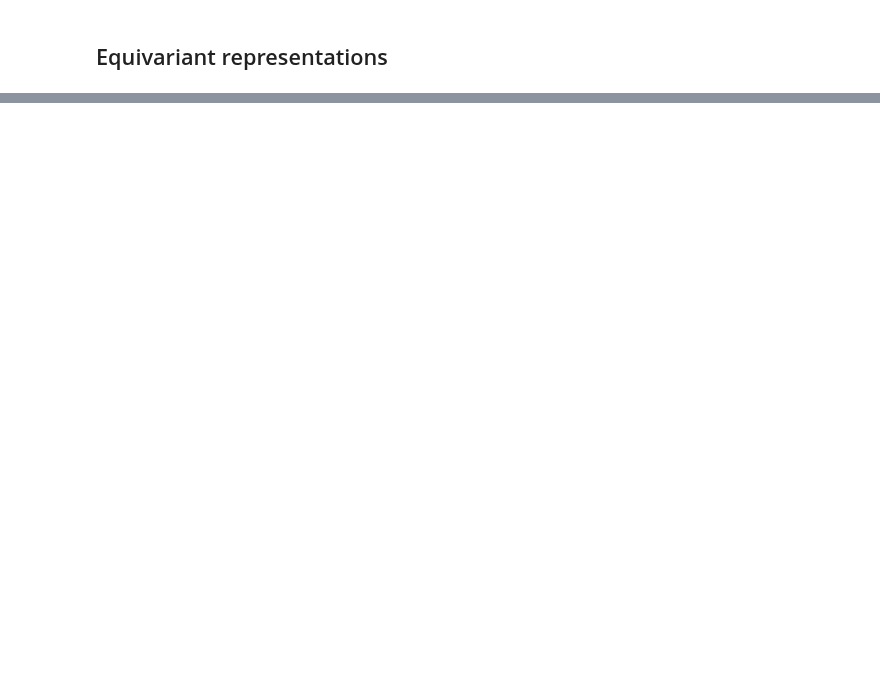
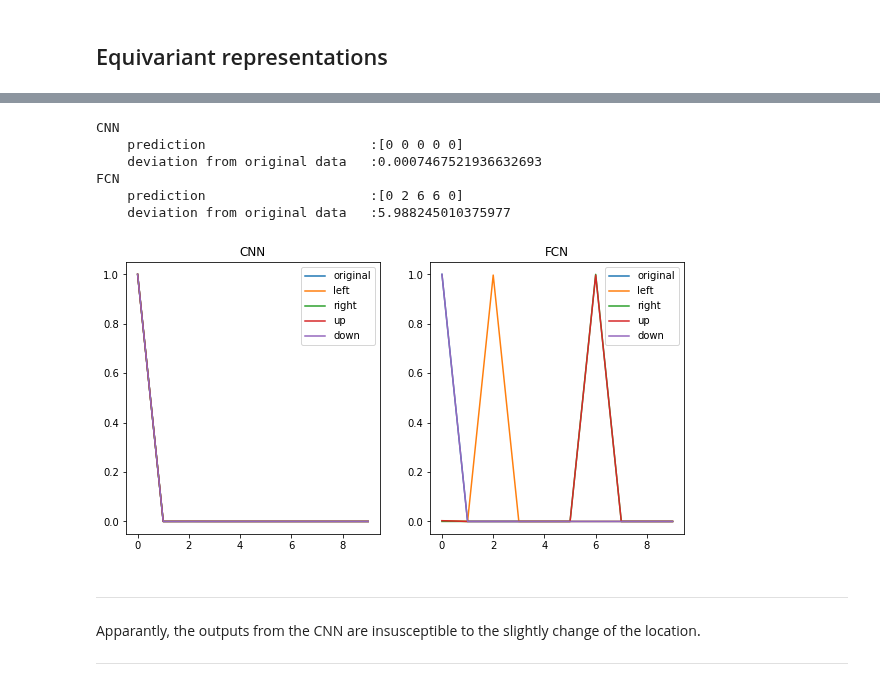
Before and after one commit to shinshoji01/gonken-lesson, a Jupyter notebook: 2020/10_Convolutional_Neural_Networks.ipynb, the cells around one changed output, grey strips where cells are left out. Saved outputs shown, nothing was run; the diff lists cells and outputs as text; code cells hidden in the pictures; blank space fills up the shorter version.

```diff
--- a/2020/10_Convolutional_Neural_Networks.ipynb
+++ b/2020/10_Convolutional_Neural_Networks.ipynb
@@ -218,0 +374,9 @@ img = trainset[0][0].view(1, 1, 28, 28)
+# %%
+fcn = FCN()
+fcn = fcn.to(device)
+fcn.apply(weights_init)
+fcn_optim = optim.SGD(fcn.parameters(), lr=0.1, momentum=0.9)
+fcn_sche = optim.lr_scheduler.ExponentialLR(fcn_optim, gamma=0.95)
+criterion = nn.CrossEntropyLoss()
+# %%
+do_train(fcn, fcn_optim, fcn_sche, criterion, trainloader, True, False, f"./implements_10/parameters/fcn_parameters.pth")
@@ -218,0 +386,6 @@ img = trainset[0][0].view(1, 1, 28, 28)
+# %%
+load = True
+if load:
+    fcn_path = f"./implements_10/parameters/fcn_parameters.pth"
+    fcn_model = torch.load(fcn_path)
+    fcn.load_state_dict(fcn_model)
@@ -218,0 +490,30 @@ img = trainset[0][0].view(1, 1, 28, 28)
+# %%
+fig = plt.figure(figsize=(10, 5))
+cnn.eval()
+fcn.eval()
+for j in range(2):
+    model = [cnn, fcn][j]
+    model_name = str(model).split("(")[0]
+    print(model_name)
+    ax = fig.add_subplot(1, 2, j+1)
+    a = cuda_to_numpy(F.softmax(model(new_list)))
+#     a = cuda_to_numpy(model(new_list))
+    print(f"    prediction                     :{np.argmax(a, axis=1)}")
+    print(f"    deviation from original data   :{np.sum(np.abs(a[0:1] - a[1:]))}")
+    for i in range(5):
+        ax.plot(a[i,:], label=type_list[i])
+    plt.legend()
+    ax.set_title(model_name)
+# %% [output]
+CNN
+    prediction                     :[0 0 0 0 0]
+    deviation from original data   :0.0007467521936632693
+FCN
+    prediction                     :[0 2 6 6 0]
+    deviation from original data   :5.988245010375977
+[figure, added]
+# %% [markdown]
+---
+Apparantly, the outputs from the CNN are insusceptible to the slightly change of the location.
+
+---
```
Also changed, not shown: parts of 70 cells of this notebook.
